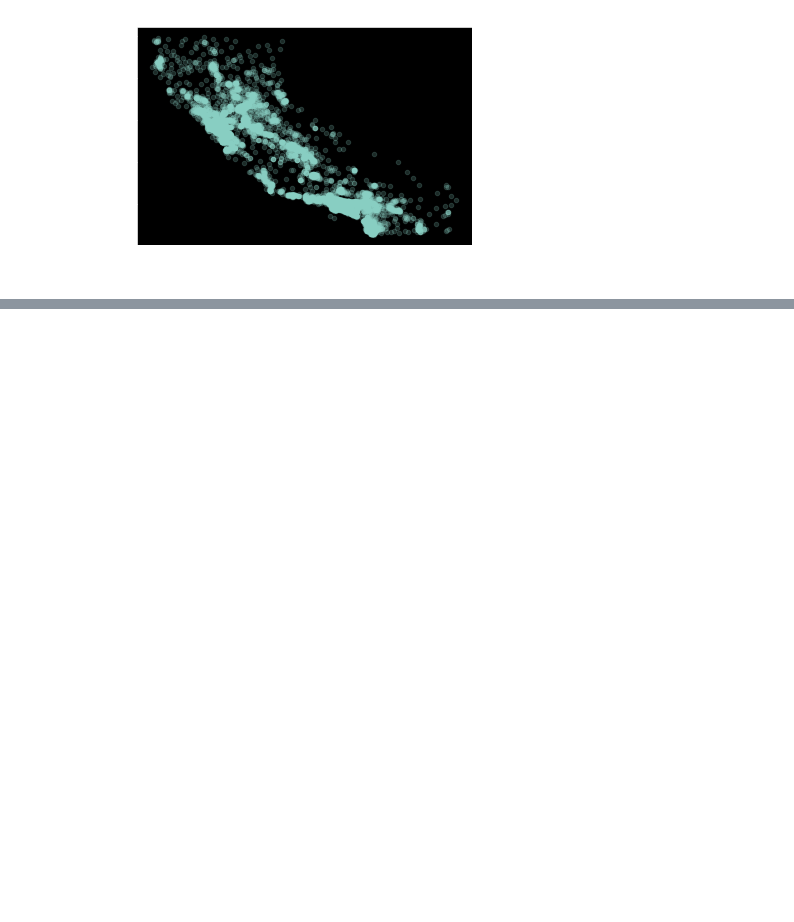
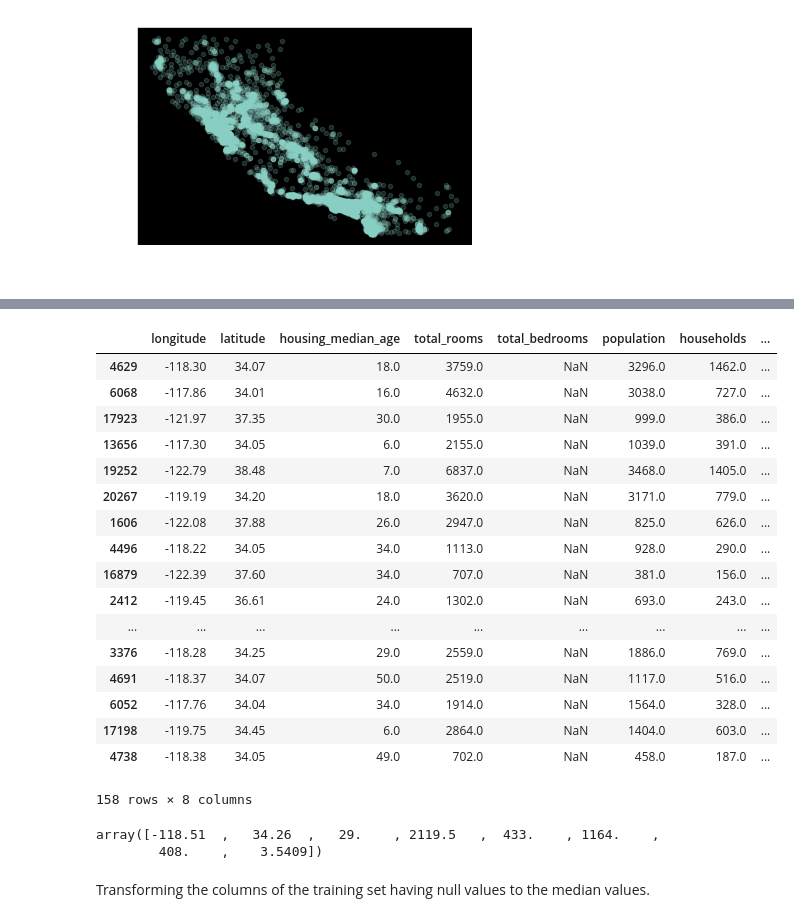
Before and after one commit to asbharath/MachineLearning, a Jupyter notebook: Machine Learning - End to End Project.ipynb, the cells around one changed output, grey strips where cells are left out. Drawn from its saved outputs; the diff is of its cells as text; code cells hidden in the pictures; blank space fills up the shorter version.

```diff
--- a/Machine Learning - End to End Project.ipynb
+++ b/Machine Learning - End to End Project.ipynb
@@ -263,0 +386,2 @@ plt.legend()
+# %%
+data = strain_set.drop(["median_house_value","income_cat"],axis=1)
@@ -263,0 +419,8 @@ plt.legend()
+# %%
+from sklearn.impute import SimpleImputer
+imputer = SimpleImputer(strategy='median')
+
+# dropping the ocean proximity as its not a numerical value
+data_num = data.drop('ocean_proximity',axis=1)
+
+imputer.fit(data_num)
@@ -263,0 +446,28 @@ plt.legend()
+# %%
+data_num.loc[data_num['total_bedrooms'].isna()==True,:] # number of rows in total_bedrooms having null values
+# %% [output]
+|  | longitude | latitude | housing_median_age | total_rooms | total_bedrooms | population | households | ... |
+| 4629 | -118.30 | 34.07 | 18.0 | 3759.0 | NaN | 3296.0 | 1462.0 | ... |
+| 6068 | -117.86 | 34.01 | 16.0 | 4632.0 | NaN | 3038.0 | 727.0 | ... |
+| 17923 | -121.97 | 37.35 | 30.0 | 1955.0 | NaN | 999.0 | 386.0 | ... |
+| 13656 | -117.30 | 34.05 | 6.0 | 2155.0 | NaN | 1039.0 | 391.0 | ... |
+| 19252 | -122.79 | 38.48 | 7.0 | 6837.0 | NaN | 3468.0 | 1405.0 | ... |
+| 20267 | -119.19 | 34.20 | 18.0 | 3620.0 | NaN | 3171.0 | 779.0 | ... |
+| 1606 | -122.08 | 37.88 | 26.0 | 2947.0 | NaN | 825.0 | 626.0 | ... |
+| 4496 | -118.22 | 34.05 | 34.0 | 1113.0 | NaN | 928.0 | 290.0 | ... |
+| 16879 | -122.39 | 37.60 | 34.0 | 707.0 | NaN | 381.0 | 156.0 | ... |
+| 2412 | -119.45 | 36.61 | 24.0 | 1302.0 | NaN | 693.0 | 243.0 | ... |
+| ... | ... | ... | ... | ... | ... | ... | ... | ... |
+| 3376 | -118.28 | 34.25 | 29.0 | 2559.0 | NaN | 1886.0 | 769.0 | ... |
+| 4691 | -118.37 | 34.07 | 50.0 | 2519.0 | NaN | 1117.0 | 516.0 | ... |
+| 6052 | -117.76 | 34.04 | 34.0 | 1914.0 | NaN | 1564.0 | 328.0 | ... |
+| 17198 | -119.75 | 34.45 | 6.0 | 2864.0 | NaN | 1404.0 | 603.0 | ... |
+| 4738 | -118.38 | 34.05 | 49.0 | 702.0 | NaN | 458.0 | 187.0 | ... |
+158 rows × 8 columns
+# %%
+data_num.median().values # pandas series
+# %% [output]
+array([-118.51  ,   34.26  ,   29.    , 2119.5   ,  433.    , 1164.    ,
+        408.    ,    3.5409])
+# %% [markdown]
+Transforming the columns of the training set having null values to the median values.
```
Also changed, not shown: parts of 31 cells of this notebook.
